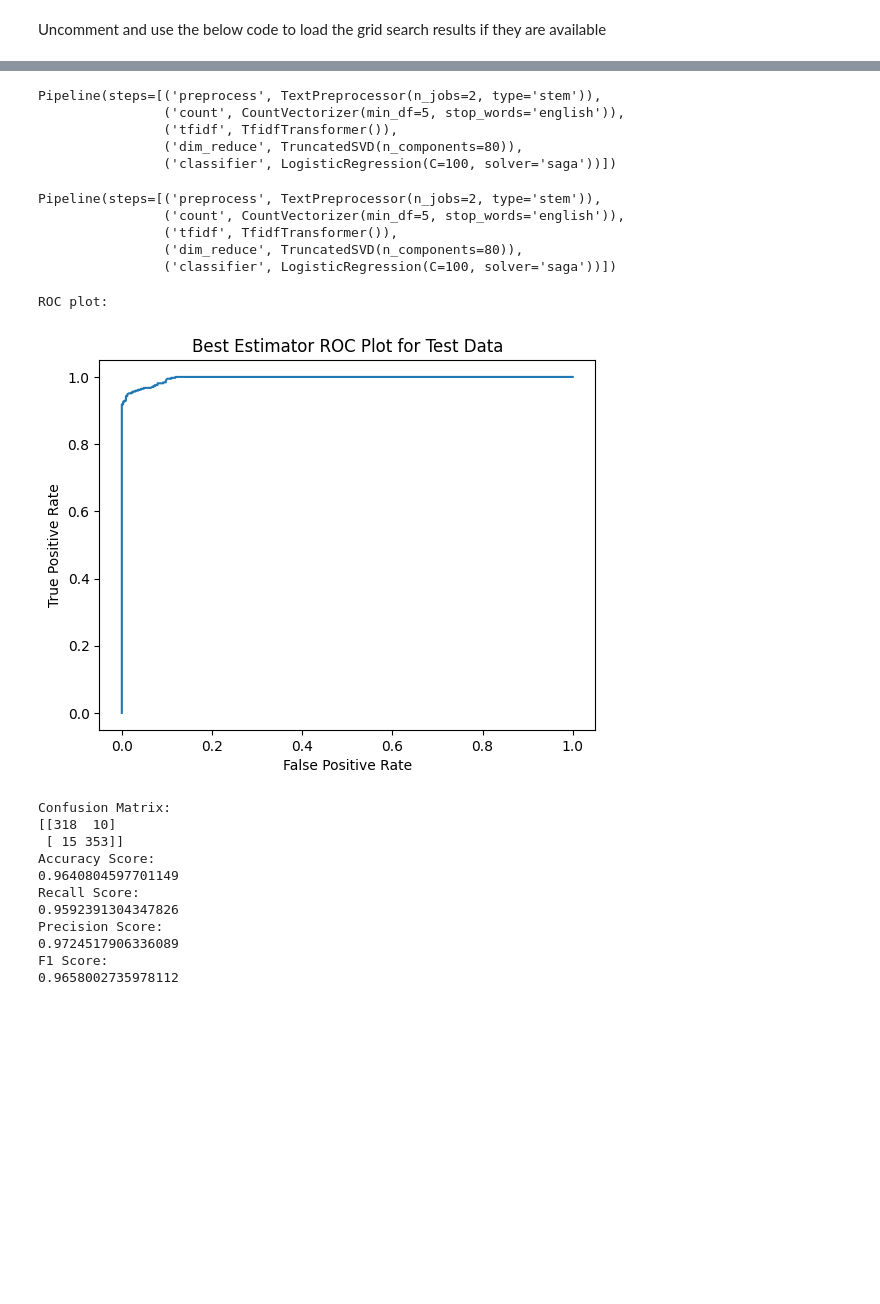
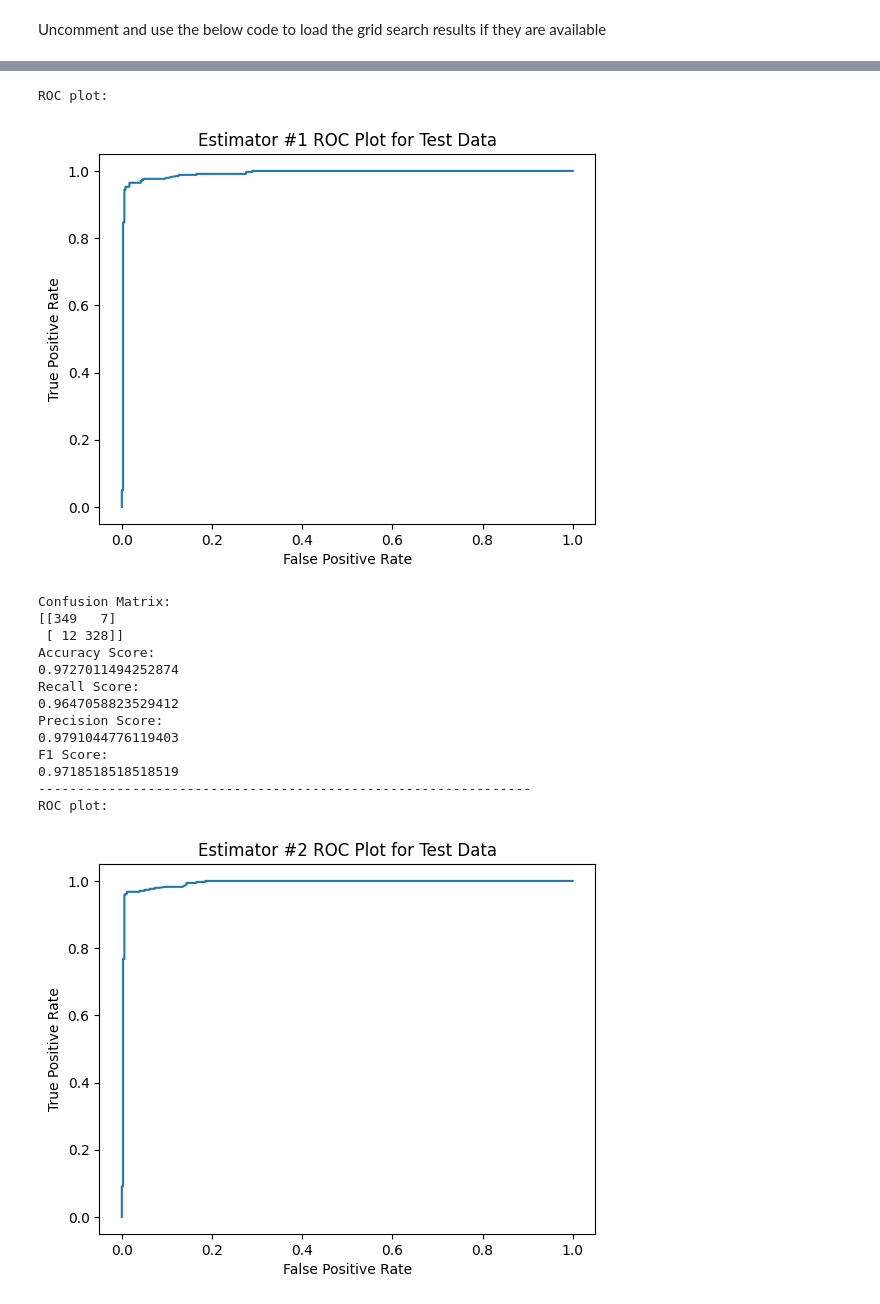
Before and after one commit to papaymaguire/ece219-project1, a Jupyter notebook: project1/notebooks/question08.ipynb, the cells around one changed output, grey strips where cells are left out. Drawn from its saved outputs; the diff is of its cells as text; code cells hidden in the pictures; blank space fills up the shorter version.

```diff
--- a/project1/notebooks/question08.ipynb
+++ b/project1/notebooks/question08.ipynb
@@ -169,7 +173,7 @@ svm_df = pd.DataFrame(svm_clf.cv_results_)
 log_df = pd.DataFrame(log_clf.cv_results_)
 gauss_df = pd.DataFrame(gauss_clf.cv_results_)
 df = pd.concat([svm_df, log_df, gauss_df], ignore_index=True)
-sorted_df = df.sort_values('mean_test_score', ascending=False)
+sorted_df = df.sort_values('mean_test_score', ascending=False, ignore_index=True)
 sorted_df.head()
 # %% [output]
 |  | mean_fit_time | std_fit_time | mean_score_time | std_score_time | param_classifier | param_count__min_df | ... |
@@ -181,34 +185,27 @@ sorted_df.head()
-# %%
-clf.best_estimator_
-# %% [output]
-Pipeline(steps=[('preprocess', TextPreprocessor(n_jobs=2, type='stem')),
-                ('count', CountVectorizer(min_df=5, stop_words='english')),
-                ('tfidf', TfidfTransformer()),
-                ('dim_reduce', TruncatedSVD(n_components=80)),
-                ('classifier', LogisticRegression(C=100, solver='saga'))])
-# %%
-print(clf.best_estimator_)
-# %% [output]
-Pipeline(steps=[('preprocess', TextPreprocessor(n_jobs=2, type='stem')),
-                ('count', CountVectorizer(min_df=5, stop_words='english')),
-                ('tfidf', TfidfTransformer()),
-                ('dim_reduce', TruncatedSVD(n_components=80)),
-                ('classifier', LogisticRegression(C=100, solver='saga'))])
 # %%
 from project1.utils.MetricsAnalyzer import MetricsAnalyzer
-metrics = MetricsAnalyzer(clf.best_estimator_, test['full_text'], test['root_label'], pos_label="sports")
-metrics.print_all(plot_title="Best Estimator ROC Plot for Test Data")
+for i in range(5):
+  info = sorted_df.iloc[i]
+  params = info["params"]
+  pipe.set_params(**params)
+  pipe.fit(train['full_text'], train['root_label'])
+  metrics = MetricsAnalyzer(pipe, test['full_text'], test['root_label'], pos_label="sports")
+  metrics.print_all(plot_title=f"Estimator #{i+1} ROC Plot for Test Data")
+  print("---------------------------------------------------------------")
 # %% [output]
 ROC plot:
-[figure, old version]
+[figure, new version]
 Confusion Matrix:
-[[318  10]
- [ 15 353]]
+[[349   7]
+ [ 12 328]]
 Accuracy Score:
-0.9640804597701149
+0.9727011494252874
 Recall Score:
-0.9592391304347826
+0.9647058823529412
 Precision Score:
-0.9724517906336089
+0.9791044776119403
 F1 Score:
-0.9658002735978112
+0.9718518518518519
+---------------------------------------------------------------
+ROC plot:
+[figure, added]
```
Also changed, not shown: parts of 8 cells of this notebook.
